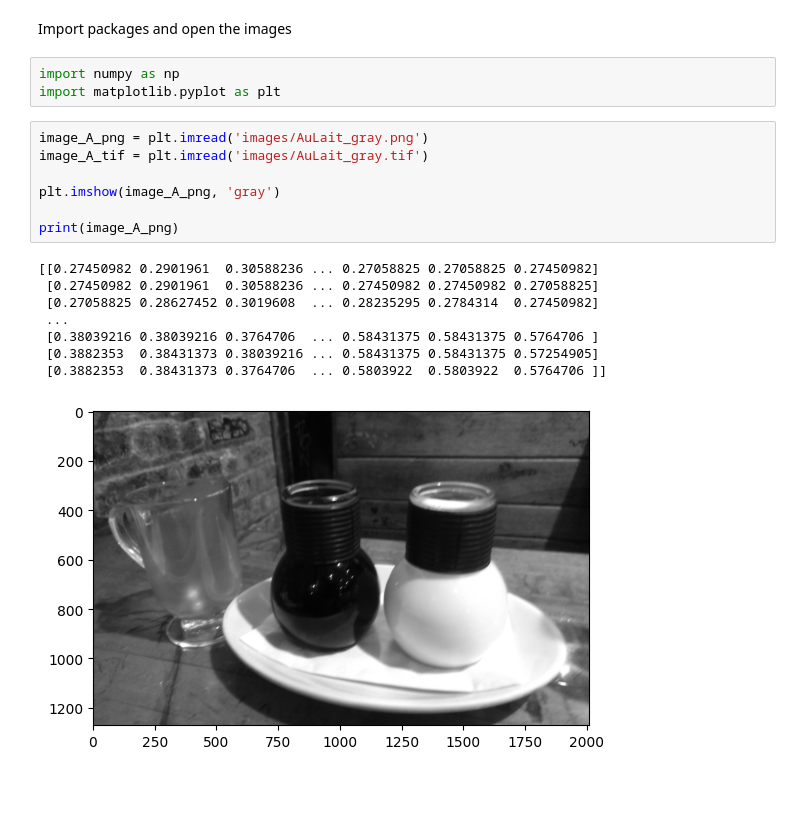
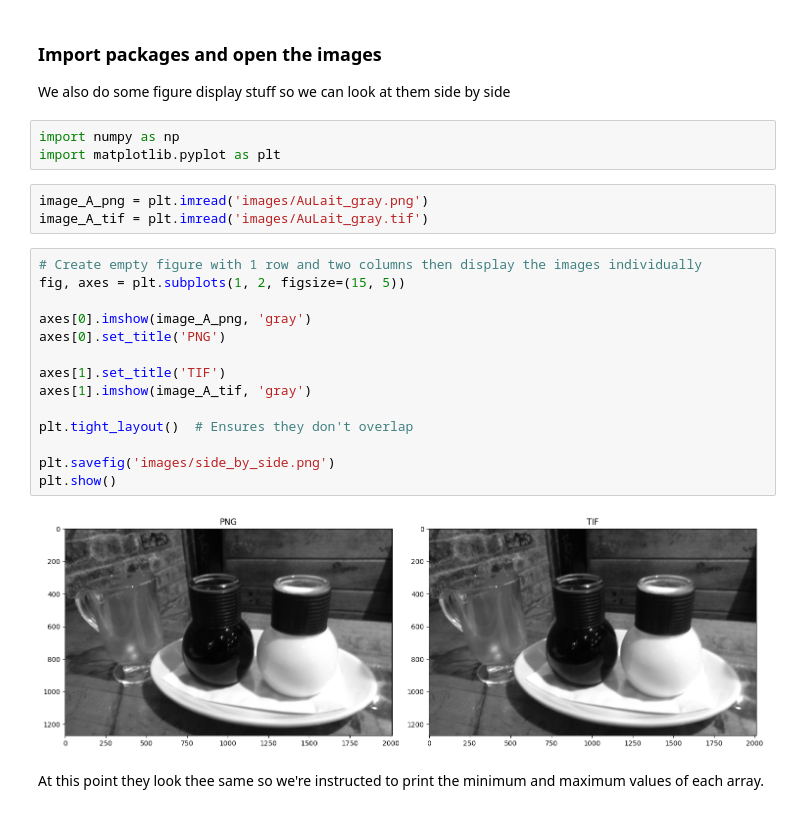
Before and after one commit to babrouse/image_analysis, a Jupyter notebook: homework/submitted/homework_1.ipynb, the cells around one changed output. Saved outputs shown, nothing was run; the diff lists cells and outputs as text; blank space fills up the shorter version.

```diff
--- a/homework/submitted/homework_1.ipynb
+++ b/homework/submitted/homework_1.ipynb
@@ -1,21 +1,27 @@
-# %% [markdown]
-Import packages and open the images
+# %% [markdown]
+### Import packages and open the images
+We also do some figure display stuff so we can look at them side by side
 # %%
 import numpy as np
 import matplotlib.pyplot as plt
 # %%
 image_A_png = plt.imread('images/AuLait_gray.png')
 image_A_tif = plt.imread('images/AuLait_gray.tif')
-
-plt.imshow(image_A_png, 'gray')
-
-print(image_A_png)
-# %% [output]
-[[0.27450982 0.2901961  0.30588236 ... 0.27058825 0.27058825 0.27450982]
- [0.27450982 0.2901961  0.30588236 ... 0.27450982 0.27450982 0.27058825]
- [0.27058825 0.28627452 0.3019608  ... 0.28235295 0.2784314  0.27450982]
- ...
- [0.38039216 0.38039216 0.3764706  ... 0.58431375 0.58431375 0.5764706 ]
- [0.3882353  0.38431373 0.38039216 ... 0.58431375 0.58431375 0.57254905]
- [0.3882353  0.38431373 0.3764706  ... 0.5803922  0.5803922  0.5764706 ]]
-[figure, removed]
+# %%
+# Create empty figure with 1 row and two columns then display the images individually
+fig, axes = plt.subplots(1, 2, figsize=(15, 5))
+
+axes[0].imshow(image_A_png, 'gray')
+axes[0].set_title('PNG')
+
+axes[1].set_title('TIF')
+axes[1].imshow(image_A_tif, 'gray')
+
+plt.tight_layout()  # Ensures they don't overlap
+
+plt.savefig('images/side_by_side.png')
+plt.show()
+# %% [output]
+[figure, added]
+# %% [markdown]
+At this point they look thee same so we're instructed to print the minimum and maximum values of each array.
```
Also changed, not shown: parts of 4 cells of this notebook, 2 other files.
